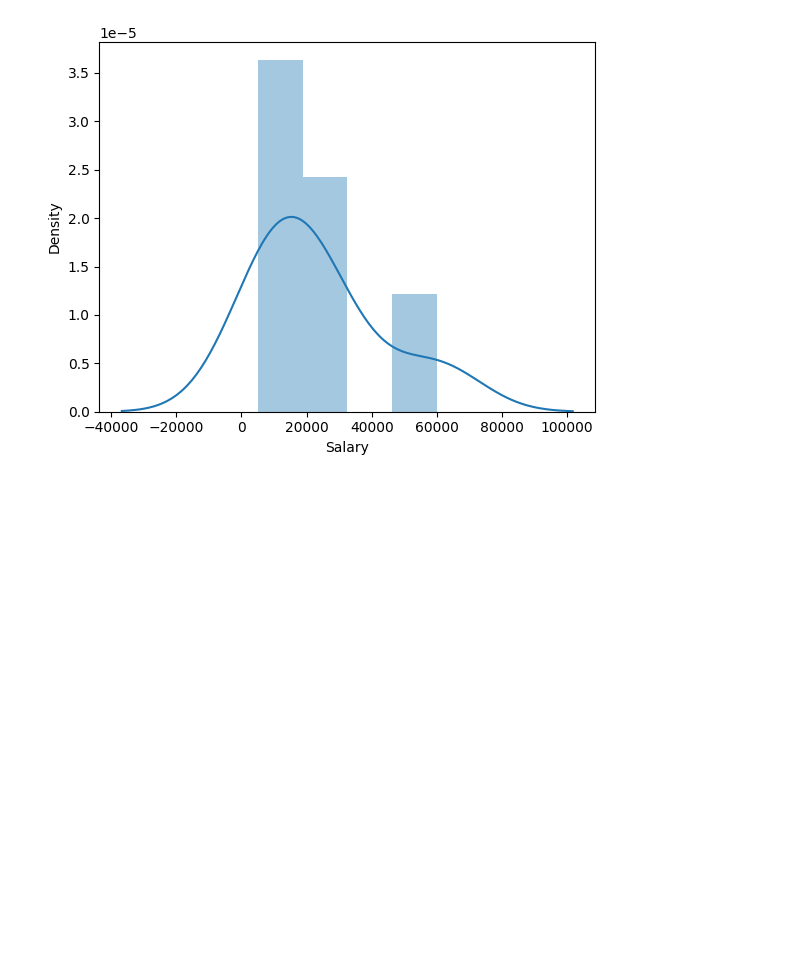
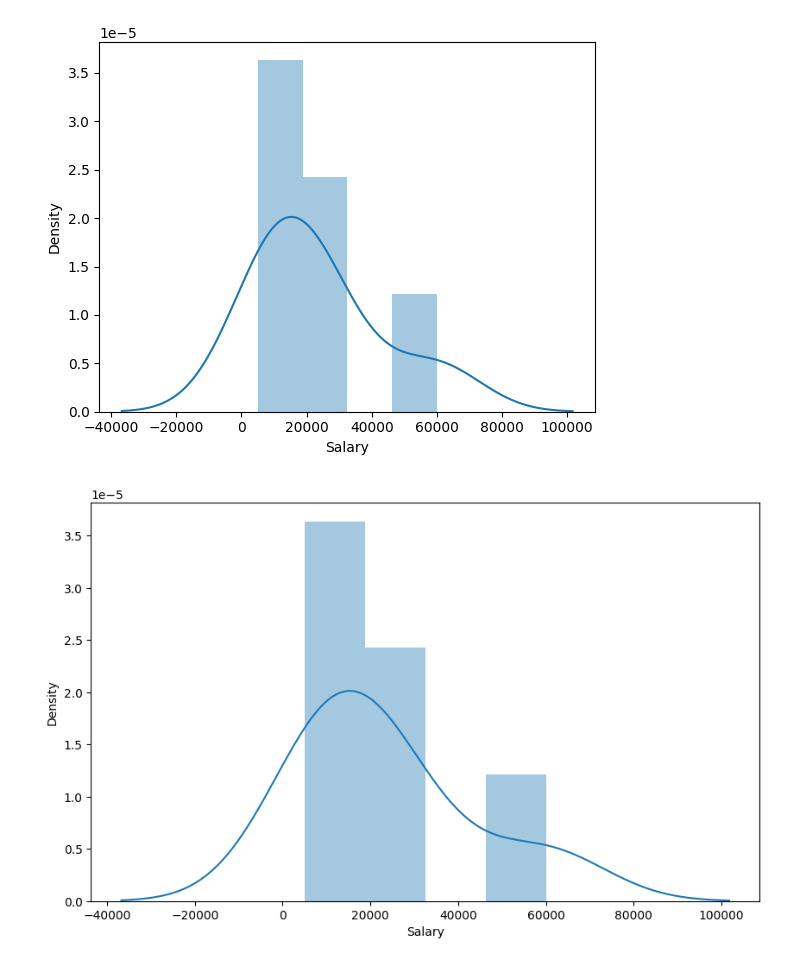
Before and after one commit to sbborusu/530pm_Agentic_Ai_Batch_7thApril, a Jupyter notebook: EDA_Classwork.ipynb, the cells around one changed output. Cells and saved outputs as stored; diff of their text form; code cells hidden in the pictures; blank space fills up the shorter version.

```diff
--- a/EDA_Classwork.ipynb
+++ b/EDA_Classwork.ipynb
@@ -398,3 +398,9 @@ dtype: int64
 vis1 = sns.distplot(cleaned_data['Salary']) #Univariate analysis
 # %% [output]
 [figure]
+# %%
+plt.rcParams['figure.figsize'] = [10,6]
+# %%
+vis1 = sns.distplot(cleaned_data['Salary'])
+# %% [output]
+[figure, added]
```
